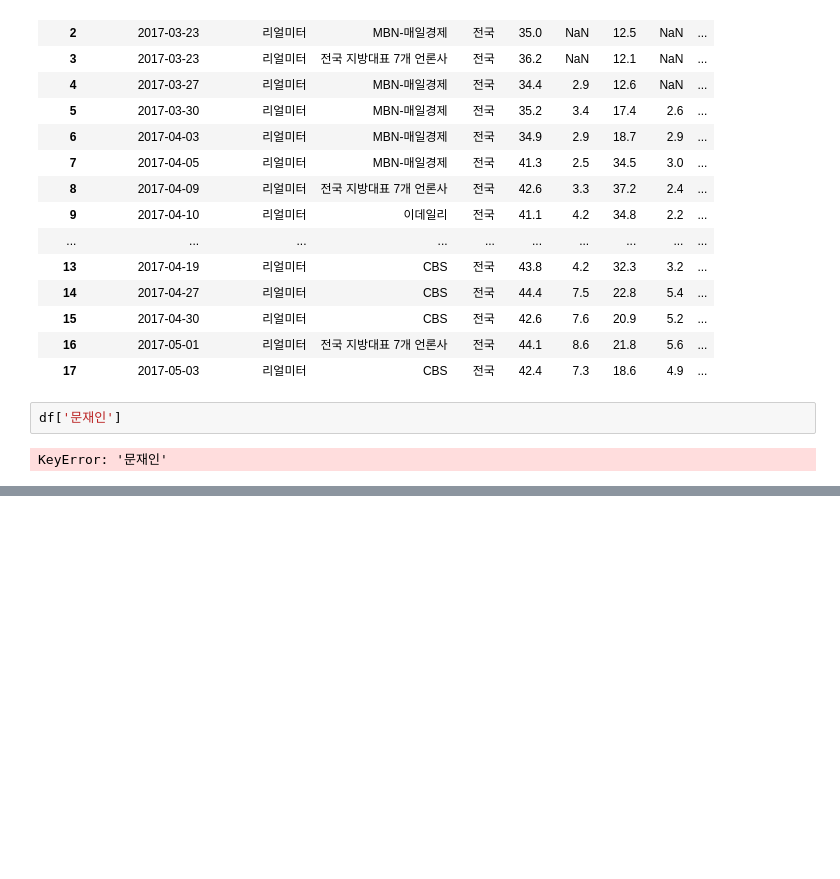
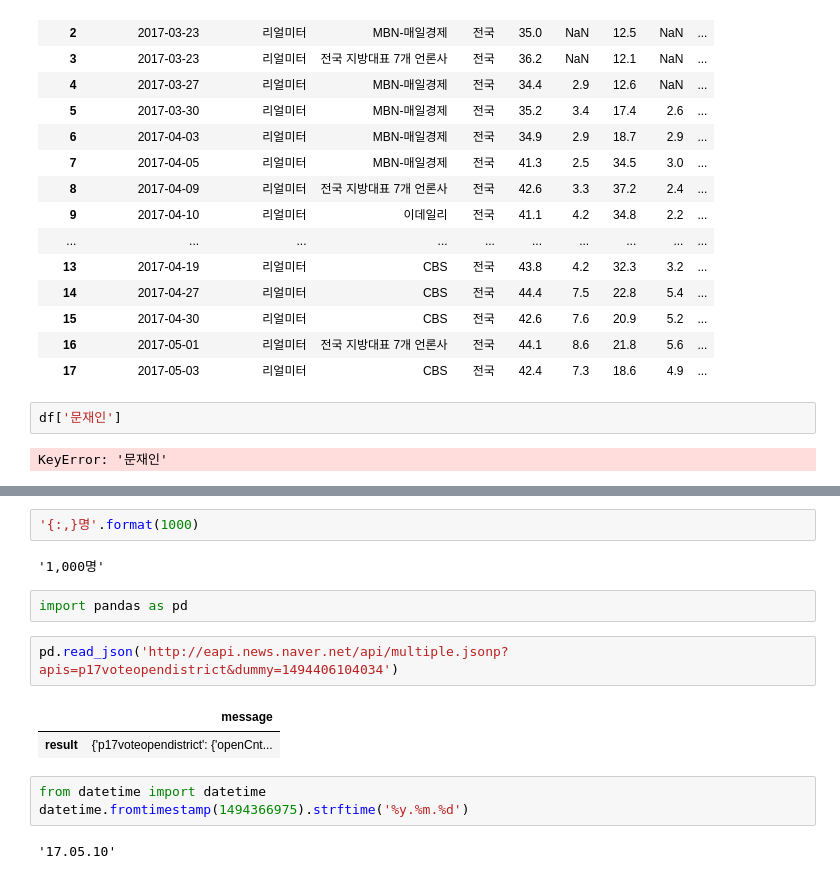
Before and after one commit to kathar0s/election, a Jupyter notebook: Untitled.ipynb, the cells around one changed output, grey strips where cells are left out. Saved outputs shown, nothing was run; the diff lists cells and outputs as text; blank space fills up the shorter version.

```diff
--- a/Untitled.ipynb
+++ b/Untitled.ipynb
@@ -514,0 +621,16 @@ KeyError: '문재인'
+# %%
+'{:,}명'.format(1000)
+# %% [output]
+'1,000명'
+# %%
+import pandas as pd
+# %%
+pd.read_json('http://eapi.news.naver.net/api/multiple.jsonp?apis=p17voteopendistrict&dummy=1494406104034')
+# %% [output]
+|  | message |
+| result | {'p17voteopendistrict': {'openCnt... |
+# %%
+from datetime import datetime
+datetime.fromtimestamp(1494366975).strftime('%y.%m.%d')
+# %% [output]
+'17.05.10'
```
Also changed, not shown: parts of 16 cells of this notebook, 11 other files.
